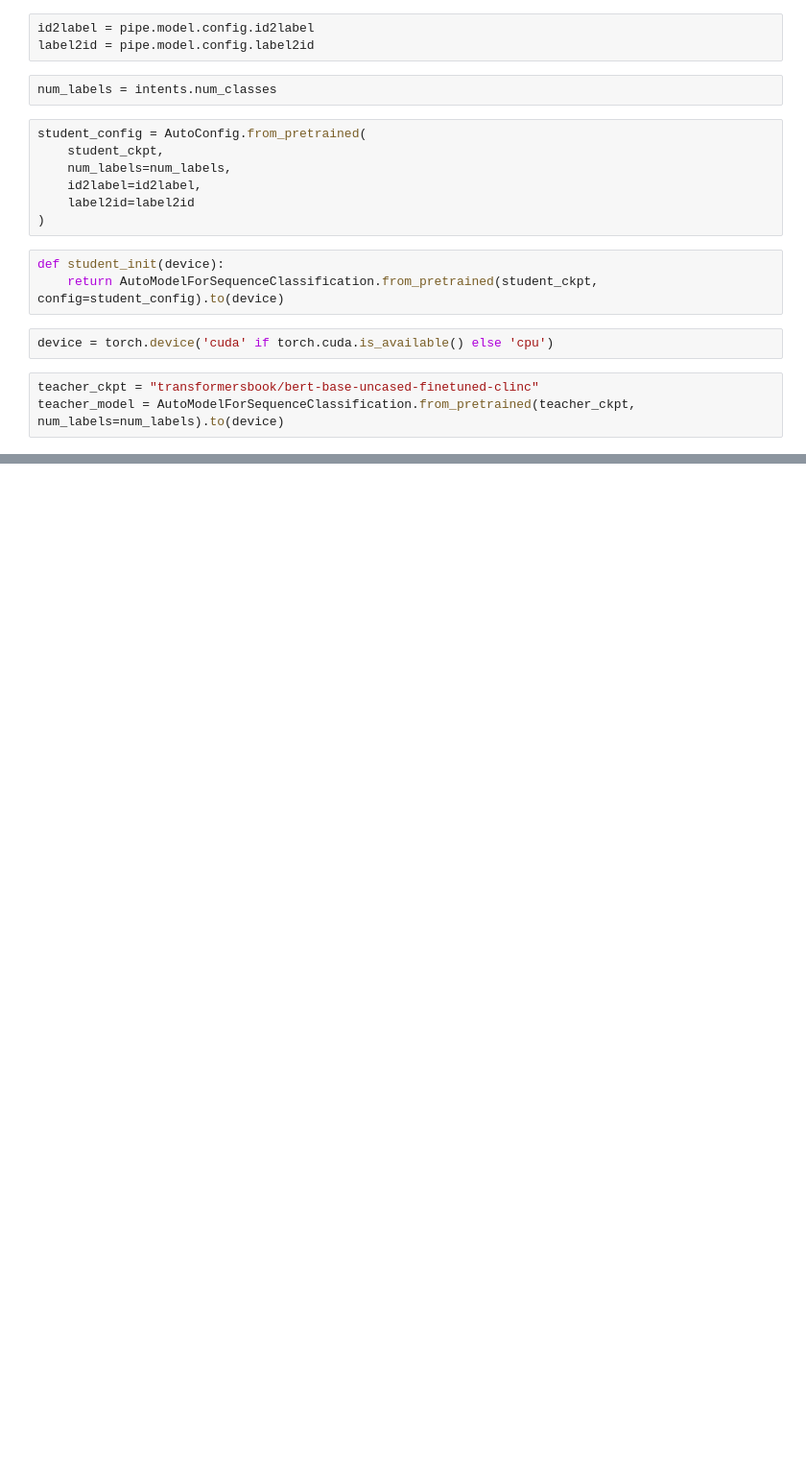
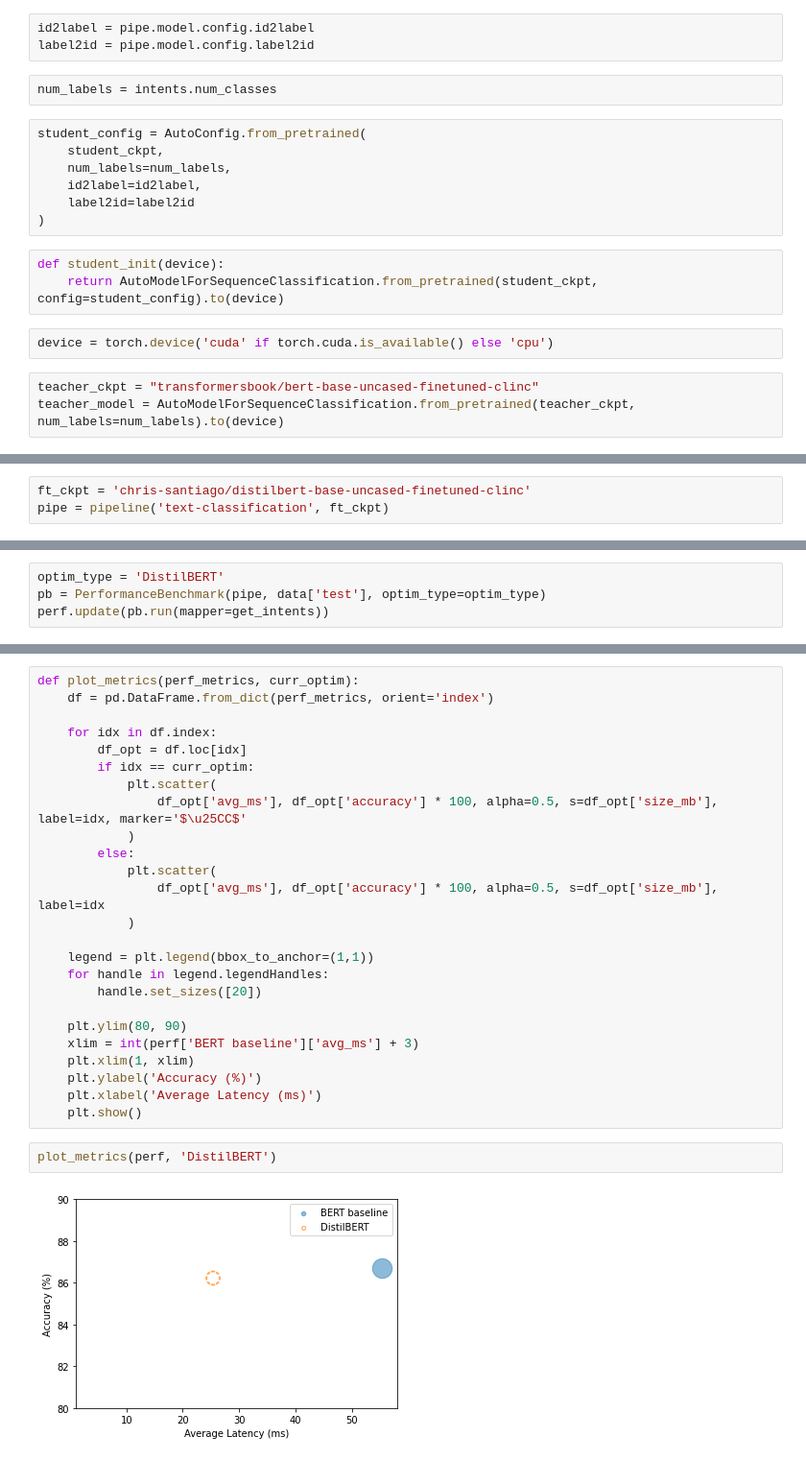
Before and after one commit to chris-santiago/nlpwt, a Jupyter notebook: chap_8.ipynb, the cells around one changed output, grey strips where cells are left out. Shown: that part at 96% size. Cells and saved outputs as stored; diff of their text form; blank space fills up the shorter version.

```diff
--- a/chap_8.ipynb
+++ b/chap_8.ipynb
@@ -223,0 +449,3 @@ RuntimeError: CUDA out of memory. Tried to allocate 90.00 MiB (GPU 0; 15.90 GiB
+# %%
+ft_ckpt = 'chris-santiago/distilbert-base-uncased-finetuned-clinc'
+pipe = pipeline('text-classification', ft_ckpt)
@@ -223,0 +470,4 @@ RuntimeError: CUDA out of memory. Tried to allocate 90.00 MiB (GPU 0; 15.90 GiB
+# %%
+optim_type = 'DistilBERT'
+pb = PerformanceBenchmark(pipe, data['test'], optim_type=optim_type)
+perf.update(pb.run(mapper=get_intents))
@@ -223,0 +489,29 @@ RuntimeError: CUDA out of memory. Tried to allocate 90.00 MiB (GPU 0; 15.90 GiB
+# %%
+def plot_metrics(perf_metrics, curr_optim):
+    df = pd.DataFrame.from_dict(perf_metrics, orient='index')
+
+    for idx in df.index:
+        df_opt = df.loc[idx]
+        if idx == curr_optim:
+            plt.scatter(
+                df_opt['avg_ms'], df_opt['accuracy'] * 100, alpha=0.5, s=df_opt['size_mb'], label=idx, marker='$\u25CC$'
+            )
+        else:
+            plt.scatter(
+                df_opt['avg_ms'], df_opt['accuracy'] * 100, alpha=0.5, s=df_opt['size_mb'], label=idx
+            )
+
+    legend = plt.legend(bbox_to_anchor=(1,1))
+    for handle in legend.legendHandles:
+        handle.set_sizes([20])
+
+    plt.ylim(80, 90)
+    xlim = int(perf['BERT baseline']['avg_ms'] + 3)
+    plt.xlim(1, xlim)
+    plt.ylabel('Accuracy (%)')
+    plt.xlabel('Average Latency (ms)')
+    plt.show()
+# %%
+plot_metrics(perf, 'DistilBERT')
+# %% [output]
+[figure, added]
```
Also changed, not shown: parts of 11 cells of this notebook.
